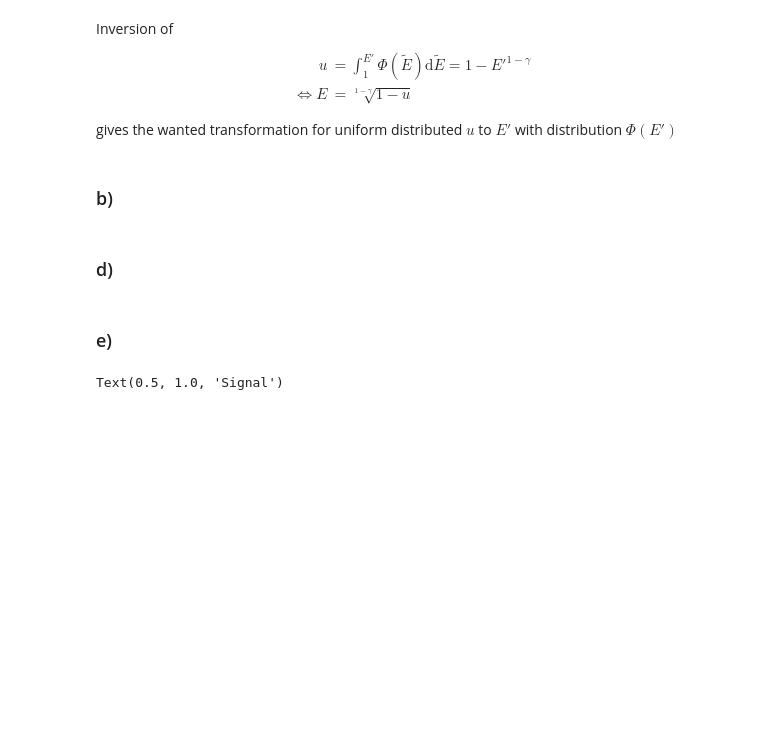
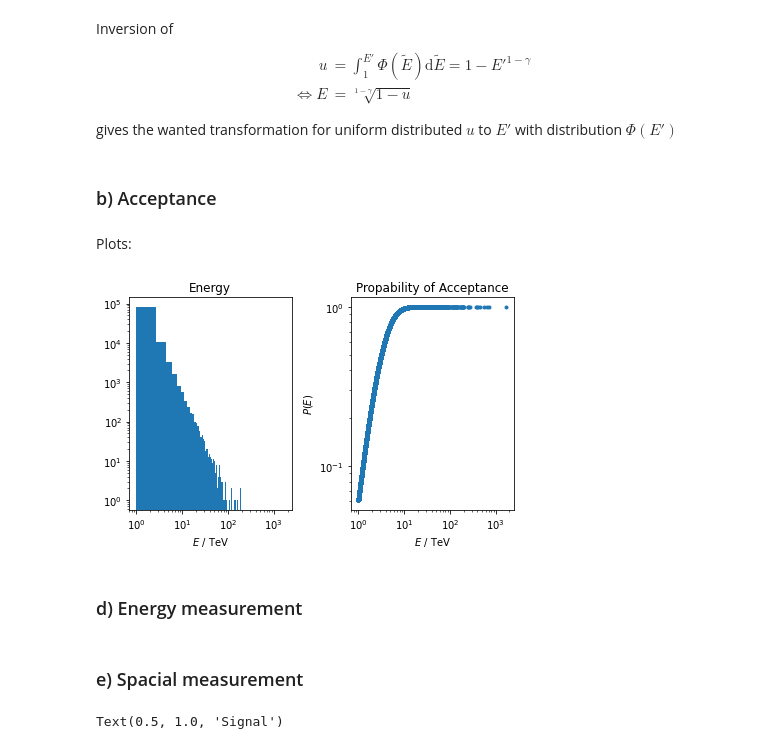
Before and after one commit to lukas-bert/SMD, a Jupyter notebook: sheet05/Exercise 11.ipynb, the cells around one changed output. Saved outputs shown, nothing was run; the diff lists cells and outputs as text; code cells hidden in the pictures; blank space fills up the shorter version.

```diff
--- a/sheet05/Exercise 11.ipynb
+++ b/sheet05/Exercise 11.ipynb
@@ -45,7 +45,7 @@ df = pd.DataFrame(
     }
 )
 # %% [markdown]
-### b)
+### b) Acceptance
 # %%
 def P(E):
     return (1 - np.exp(-E/2))**3
@@ -57,8 +57,28 @@ for i in range(10**5):
         mask[i] = False
 
 df["AcceptanceMask"] = mask
+# %% [markdown]
+Plots:
+# %%
+plt.subplot(1, 2, 1)
+plt.hist(E, bins = 1000)
+plt.xscale('log')
+plt.yscale('log')
+plt.xlabel("$E$ / TeV")
+plt.title("Energy")
+
+plt.subplot(1, 2, 2)
+plt.plot(E, P(E), ".")
+plt.xscale('log')
+plt.yscale('log')
+plt.xlabel("$E$ / TeV")
+plt.ylabel("$P(E)$")
+plt.title("Propability of Acceptance")
+plt.tight_layout()
+# %% [output]
+[figure, added]
 # %% [markdown]
-### d)
+### d) Energy measurement
 # %%
 from project_a1.random import Generator
 
@@ -74,7 +94,7 @@ for i in range(10**5):
 
 df["NumberOfHits"] = N
 # %% [markdown]
-### e)
+### e) Spacial measurement
 # %%
 x_0, y_0 = 7, 3
 x, y = np.zeros(shape = (2, 10**5))
```
Also changed, not shown: parts of 2 cells of this notebook.
